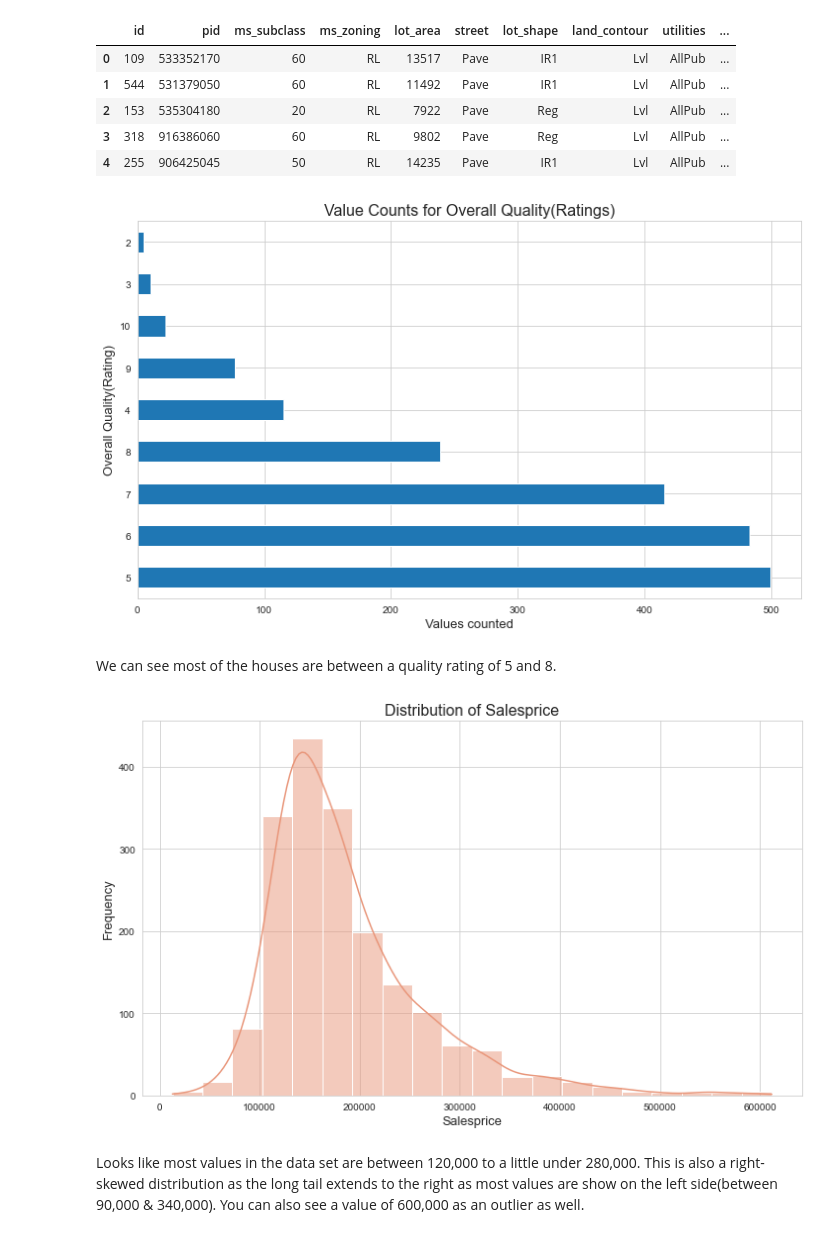
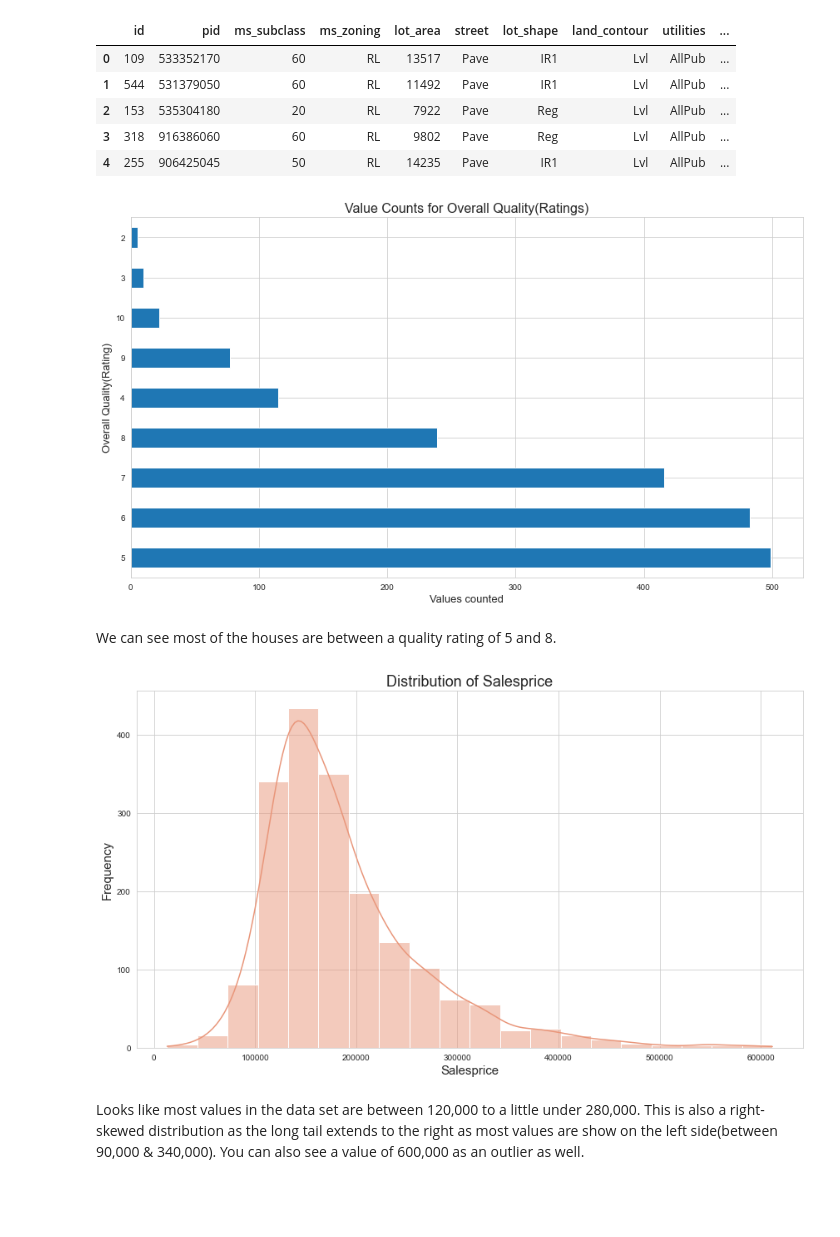
Before and after one commit to dcast822/Housing_salesprice_prediction_with_Machine_Learning, a Jupyter notebook: code/first_iteration_eda_ml_dc.ipynb, the cells around one changed output. Cells and saved outputs as stored; diff of their text form; code cells hidden in the pictures; blank space fills up the shorter version.

```diff
--- a/code/first_iteration_eda_ml_dc.ipynb
+++ b/code/first_iteration_eda_ml_dc.ipynb
@@ -110,7 +110,7 @@ SalePrice       0.000000
 Length: 81, dtype: float64
 # %%
 #dropping columns with nulls close to and over 50% as well as some lower correlation columns as well.
-train_df.drop(columns=['Pool QC', 'Misc Feature', 'Alley','Fence','Lot Frontage','Mas Vnr Area','Garage Yr Blt'], inplace=True)
+train_df.drop(columns=['Pool QC', 'Misc Feature', 'Alley','Fence','Lot Frontage','Mas Vnr Area','Garage Yr Blt', 'Fireplace Qu'], inplace=True)
 train_df.head()
 # %% [output]
 |  | Id | PID | MS SubClass | MS Zoning | Lot Area | Street | Lot Shape | Land Contour | Utilities | ... |
@@ -161,7 +163,3 @@ Yr Sold              int64
 Sale Type           object
 SalePrice            int64
 dtype: object
-# %%
-train_df.drop(columns=['Fireplace Qu'], inplace=True)
-train_df.head()
-#close to 50% Null decided to drop as well.
@@ -207,23 +198,25 @@ sns.set_style('whitegrid')
 # %%
 plt.figure(figsize = (12,7))
 plt.title('Value Counts for Overall Quality(Ratings)', fontdict={'fontsize':16})
 plt.ylabel('Overall Quality(Rating)',fontdict={'fontsize':13})
 plt.xlabel('Values counted',fontdict={'fontsize':13})
 train_df['overall_qual'].value_counts().plot(kind='barh');
+plt.tight_layout()
 plt.savefig('../images/overall_quality_value_cts.png')
 # %% [output]
-[figure, old version]
+[figure, new version]
 # %% [markdown]
 We can see most of the houses are between a quality rating of 5 and 8.
 # %%
 plt.figure(figsize = (12,7))
-plt.title('Distribution of Salesprice',fontdict={'fontsize':16})
-plt.xlabel('Salesprice', fontdict={'fontsize':13})
-plt.ylabel('Frequency', fontdict={'fontsize':13})
+plt.title('Distribution of Salesprice',fontdict={'fontsize':18})
+plt.xlabel('Salesprice', fontdict={'fontsize':15})
+plt.ylabel('Frequency', fontdict={'fontsize':15})
 sns.histplot(data=train_df, x=train_df['saleprice'],kde=True, bins=20, color='darksalmon');
+plt.tight_layout()
 plt.savefig('../images/salesprice_distr.png')
 # %% [output]
-[figure, old version]
+[figure, new version]
 # %% [markdown]
 Looks like most values in the data set are between 120,000 to a little under 280,000.  This is also a right-skewed distribution as the long tail extends to the right as most values are show on the left side(between 90,000 & 340,000). You can also see a value of 600,000 as an outlier as well.
 # %% [markdown]
```
Also changed, not shown: parts of 99 cells of this notebook, 24 other files.
